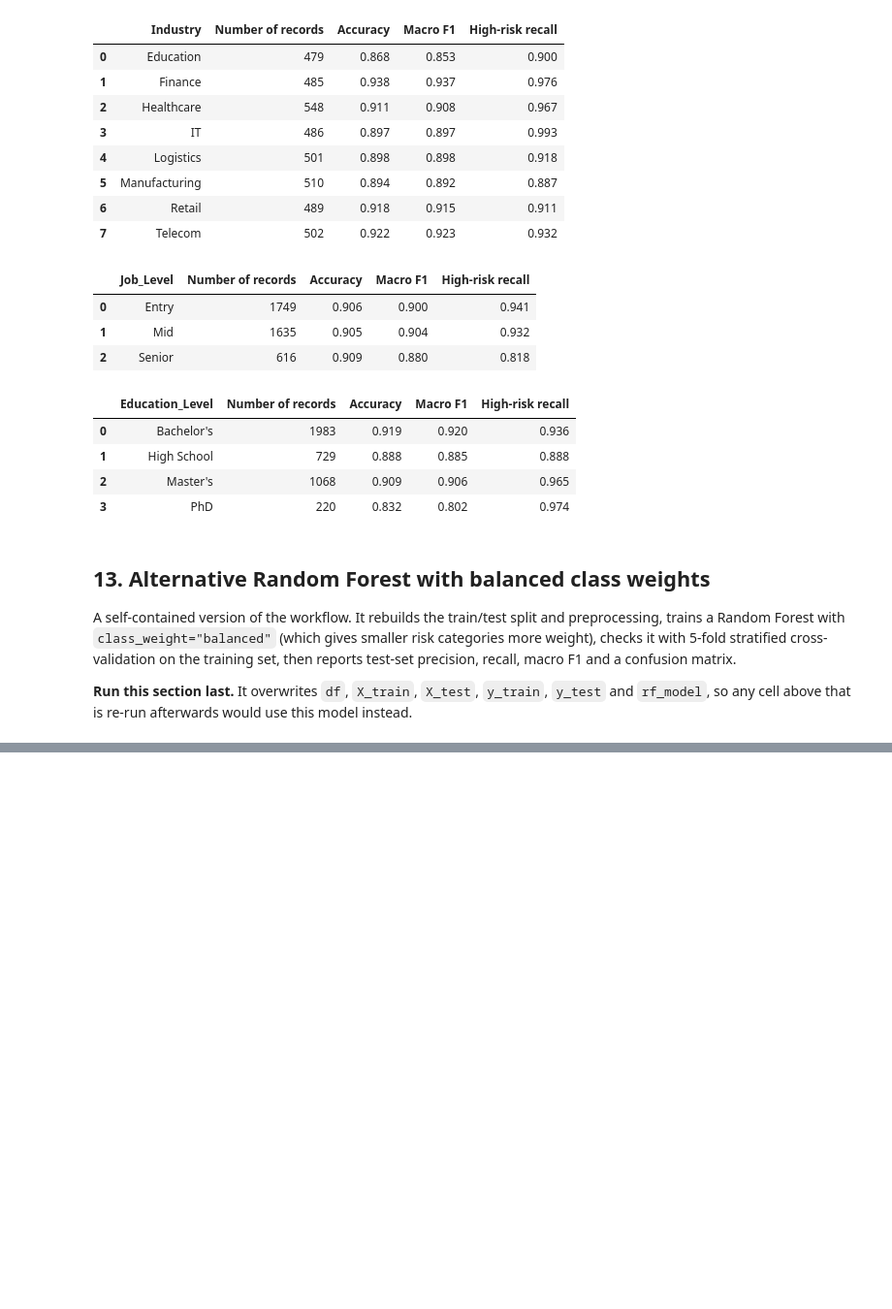
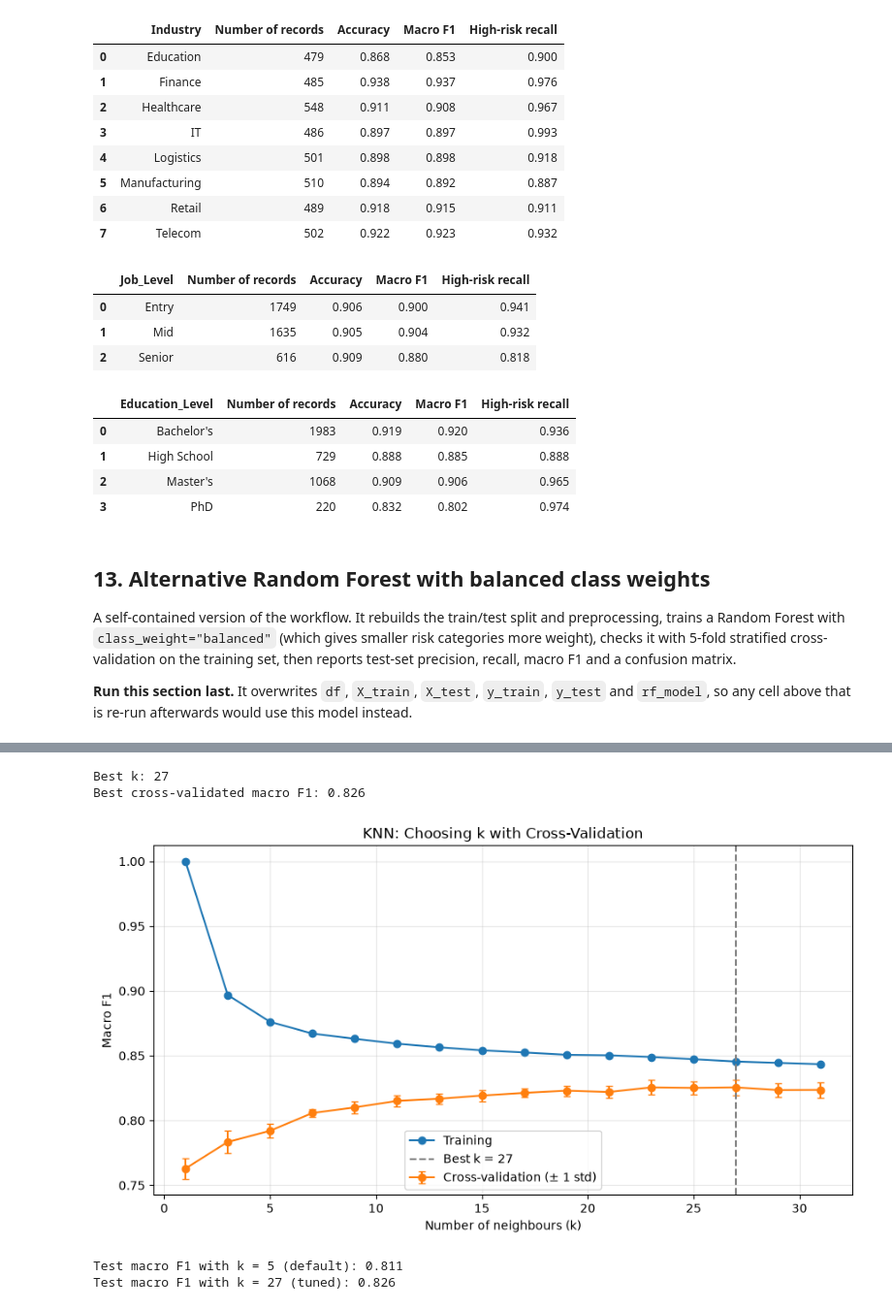
Before and after one commit to Makster04/DATS6103_PROJECT, a Jupyter notebook: Random_Forest.ipynb, the cells around one changed output, grey strips where cells are left out. Shown at 97% size. Saved outputs shown, nothing was run; the diff lists cells and outputs as text; code cells hidden in the pictures; blank space fills up the shorter version.

```diff
--- a/Random_Forest.ipynb
+++ b/Random_Forest.ipynb
@@ -1196,0 +1214,63 @@ This notebook evaluates models that predict synthetic labels. High performance o
+# %%
+from sklearn.base import clone
+from sklearn.model_selection import StratifiedKFold, cross_validate
+
+cv = StratifiedKFold(n_splits=5, shuffle=True, random_state=42)
+k_values = range(1, 32, 2)   # odd values reduce ties between neighbours
+knn_rows = []
+
+for k in k_values:
+    current_model = clone(knn_model)
+    current_model.set_params(clf__n_neighbors=k)
+
+    scores = cross_validate(
+        current_model,
+        X_train,
+        y_train,
+        cv=cv,
+        scoring="f1_macro",
+        return_train_score=True,
+        n_jobs=-1
+    )
+
+    knn_rows.append({
+        "k": k,
+        "Training macro F1": scores["train_score"].mean(),
+        "CV macro F1": scores["test_score"].mean(),
+        "CV variation": scores["test_score"].std(),
+    })
+
+knn_tuning = pd.DataFrame(knn_rows).set_index("k")
+display(knn_tuning.round(3))
+
+best_knn_k = knn_tuning["CV macro F1"].idxmax()
+print(f"Best k: {best_knn_k}")
+print(f"Best cross-validated macro F1: {knn_tuning.loc[best_knn_k, 'CV macro F1']:.3f}")
+
+# Plot training vs. cross-validated macro F1 for each k
+plt.figure(figsize=(9, 5))
+plt.plot(knn_tuning.index, knn_tuning["Training macro F1"],
+         marker="o", label="Training")
+plt.errorbar(knn_tuning.index, knn_tuning["CV macro F1"],
+             yerr=knn_tuning["CV variation"], marker="o", capsize=3,
+             label="Cross-validation (± 1 std)")
+plt.axvline(best_knn_k, color="gray", linestyle="--", label=f"Best k = {best_knn_k}")
+plt.xlabel("Number of neighbours (k)")
+plt.ylabel("Macro F1")
+plt.title("KNN: Choosing k with Cross-Validation")
+plt.legend()
+plt.grid(True, alpha=0.3)
+plt.tight_layout()
+plt.show()
+
+# Check the tuned model on the test set
+best_knn_model = clone(knn_model)
+best_knn_model.set_params(clf__n_neighbors=best_knn_k)
+best_knn_model.fit(X_train, y_train)
+
+default_f1 = f1_score(y_test, knn_model.predict(X_test), average="macro")
+tuned_f1 = f1_score(y_test, best_knn_model.predict(X_test), average="macro")
+
+print(f"\nTest macro F1 with k = 5 (default): {default_f1:.3f}")
+print(f"Test macro F1 with k = {best_knn_k} (tuned): {tuned_f1:.3f}")
+# %% [output]
@@ -1196,0 +1295,5 @@ This notebook evaluates models that predict synthetic labels. High performance o
+Best k: 27
+Best cross-validated macro F1: 0.826
+[figure, added]
+Test macro F1 with k = 5 (default): 0.811
+Test macro F1 with k = 27 (tuned): 0.826
```
Also changed, not shown: parts of 9 cells of this notebook.
